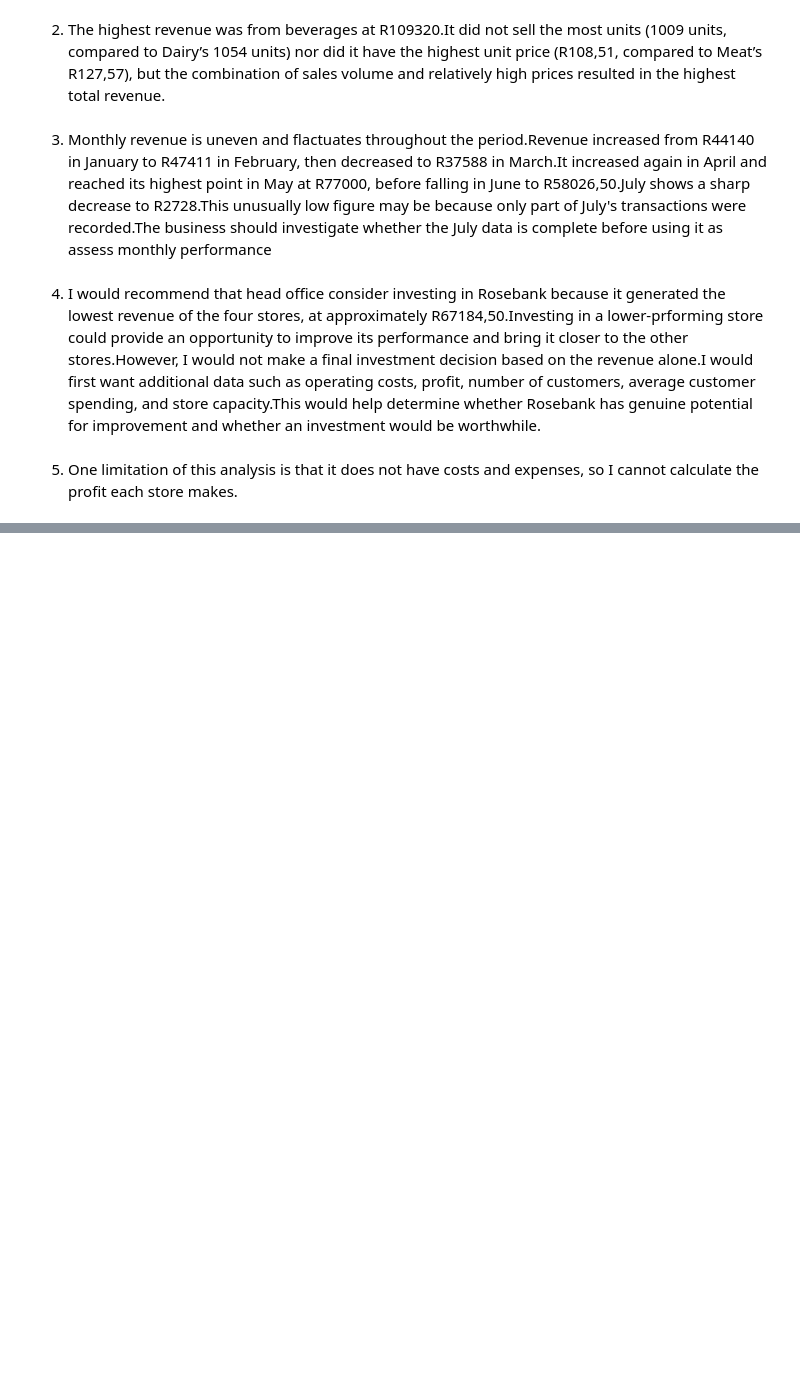
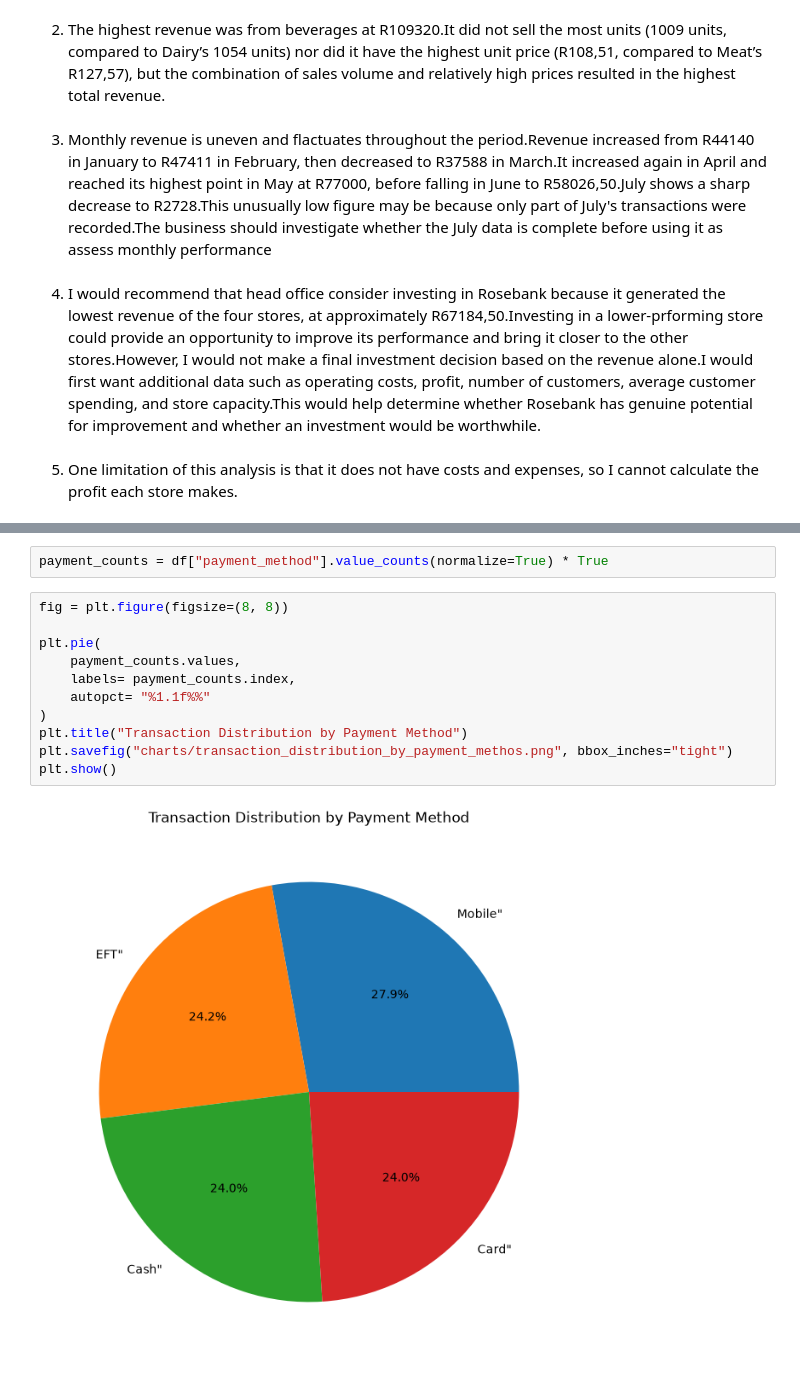
Before and after one commit to remofilwemolehabangwe308-ops/retail-sales-analysis, a Jupyter notebook: analysis.ipynb, the cells around one changed output, grey strips where cells are left out. Cells and saved outputs as stored; diff of their text form; blank space fills up the shorter version.

```diff
--- a/analysis.ipynb
+++ b/analysis.ipynb
@@ -192,0 +241,15 @@ Name: revenue, dtype: float64
+# %%
+payment_counts = df["payment_method"].value_counts(normalize=True) * True
+# %%
+fig = plt.figure(figsize=(8, 8))
+
+plt.pie(
+    payment_counts.values,
+    labels= payment_counts.index,
+    autopct= "%1.1f%%"
+)
+plt.title("Transaction Distribution by Payment Method")
+plt.savefig("charts/transaction_distribution_by_payment_methos.png", bbox_inches="tight")
+plt.show()
+# %% [output]
+[figure, added]
```
Also changed, not shown: parts of 9 cells of this notebook, 4 other files.
